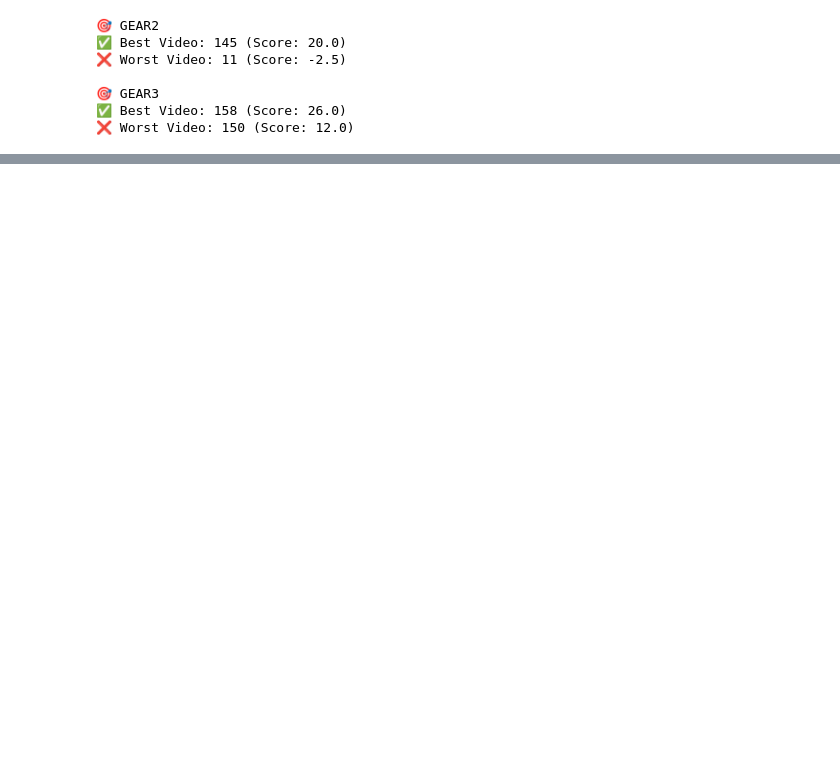
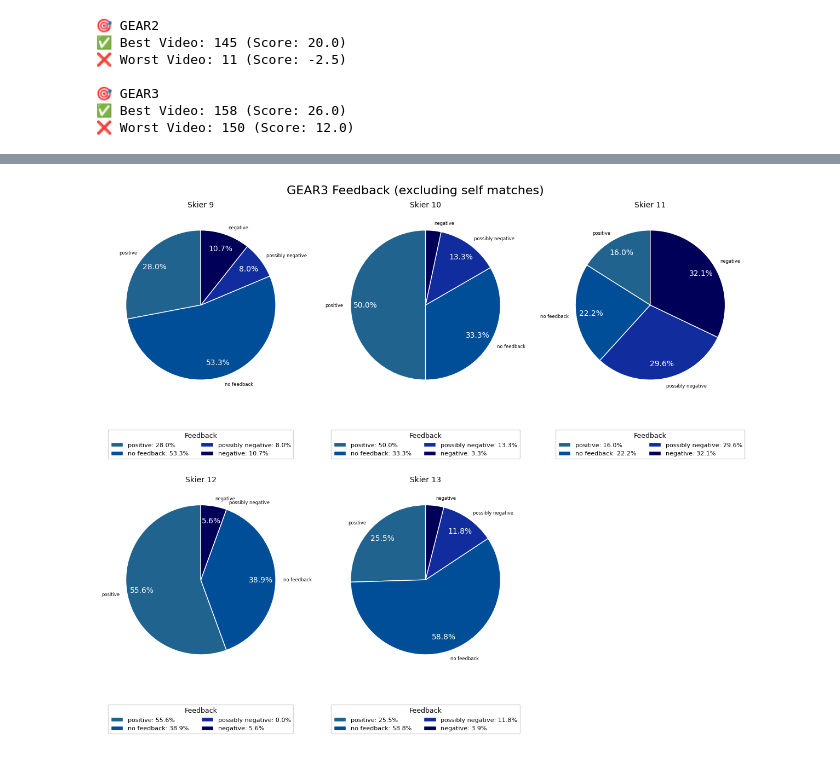
Before and after one commit to brittawi/SkiersProject, a Jupyter notebook: feedback_system/evaluation_of_results/evaluation_wide_legs.ipynb, the cells around one changed output, grey strips where cells are left out. Cells and saved outputs as stored; diff of their text form; code cells hidden in the pictures; blank space fills up the shorter version.

```diff
--- a/feedback_system/evaluation_of_results/evaluation_wide_legs.ipynb
+++ b/feedback_system/evaluation_of_results/evaluation_wide_legs.ipynb
@@ -186,0 +268,4 @@ for gear in ['gear2', 'gear3']:
+# %%
+plot_skier_feedback_pies(data_mixed_level, gear="gear3")
+# %% [output]
+[figure, added]
```
Also changed, not shown: parts of 10 cells of this notebook, 3 other files.
